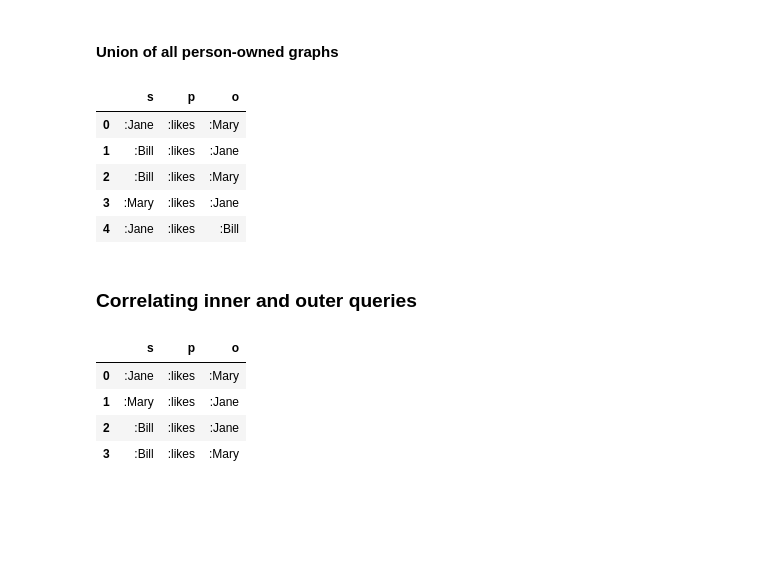
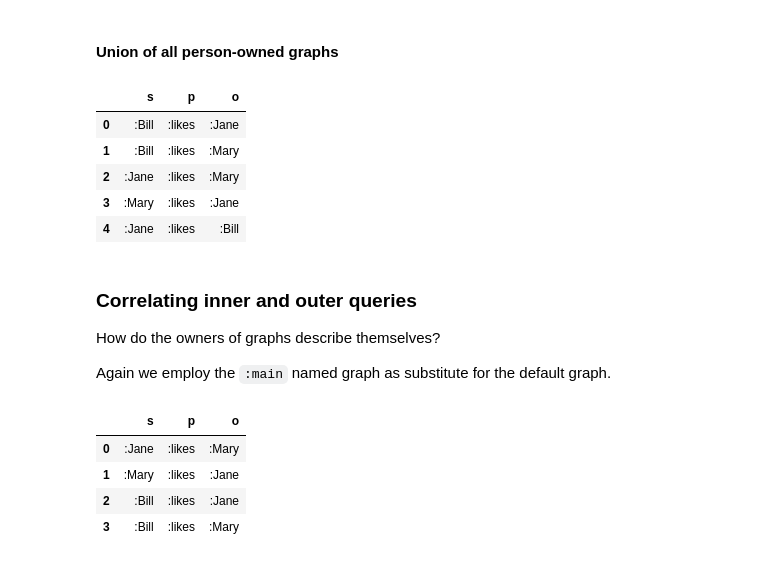
Before and after one commit to jku-win-dke/SemAI, a Jupyter notebook: V04_SPARQL_Update.ipynb, the cells around one changed output. Cells and saved outputs as stored; diff of their text form; code cells hidden in the pictures; blank space fills up the shorter version.

```diff
--- a/V04_SPARQL_Update.ipynb
+++ b/V04_SPARQL_Update.ipynb
@@ -35,5 +45,5 @@ def sparql_select(graph,query,use_prefixes=True):
 # %%
-g = Graph().parse(format="turtle",data="""
+g = rdflib.Graph().parse(format="turtle",data="""
   @prefix : <http://example.org/> .""")
 
 g.update("""
@@ -386,23 +453,29 @@ df
 # %%
 df = sparql_select(ds,"""
 SELECT DISTINCT ?s ?p ?o
-WHERE
-  {  [] a :Person; :owns ?g.
-
-     GRAPH ?g
-         {?s ?p ?o}
+WHERE {
+  GRAPH :main {
+    [] a :Person; :owns ?g.
   }
+  GRAPH ?g {
+    ?s ?p ?o
+  }
+}
 """)
 df
 # %% [output]
 |  | s | p | o |
-| 0 | :Jane | :likes | :Mary |
-| 1 | :Bill | :likes | :Jane |
-| 2 | :Bill | :likes | :Mary |
+| 0 | :Bill | :likes | :Jane |
+| 1 | :Bill | :likes | :Mary |
+| 2 | :Jane | :likes | :Mary |
 | 3 | :Mary | :likes | :Jane |
 | 4 | :Jane | :likes | :Bill |
-# %% [markdown]
-### Correlating inner and outer queries
+# %% [markdown]
+### Correlating inner and outer queries
+
+How do the owners of graphs describe themselves?
+
+Again we employ the `:main` named graph as substitute for the default graph.
 # %%
 df = sparql_select(ds,"""
 SELECT ?s ?p ?o
```
Also changed, not shown: parts of 36 cells of this notebook.
